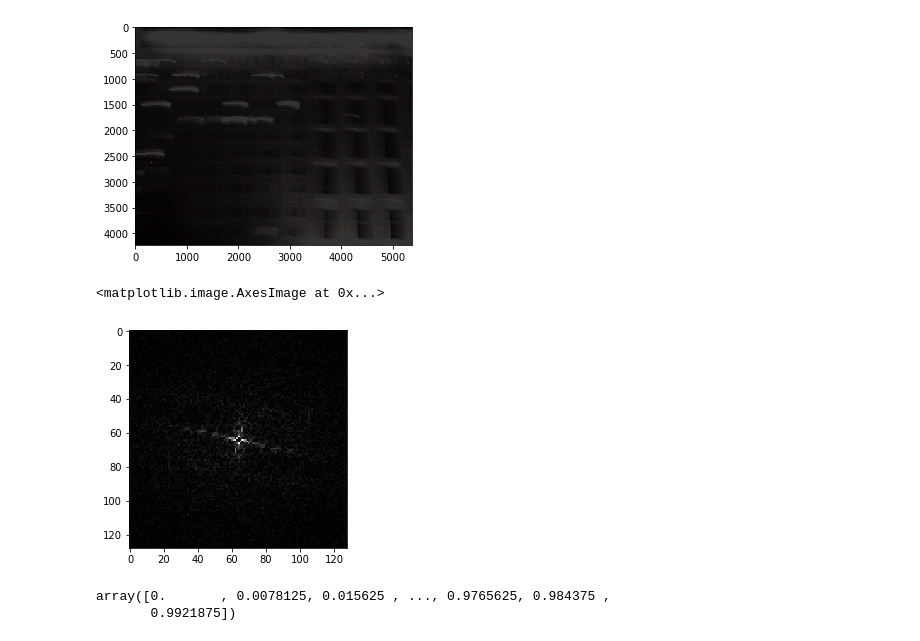
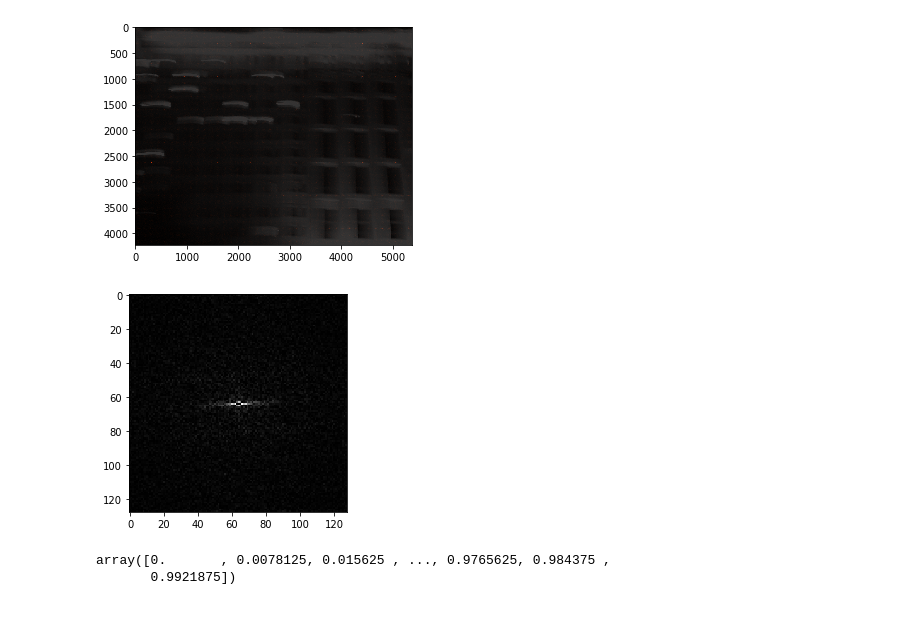
Before and after one commit to lePossum/Diploma, a Jupyter notebook: cur_work/Diploma_work.ipynb, the cells around one changed output. Drawn from its saved outputs; the diff is of its cells as text; code cells hidden in the pictures.

```diff
--- a/cur_work/Diploma_work.ipynb
+++ b/cur_work/Diploma_work.ipynb
@@ -235,7 +253,7 @@ class MySGDClassifier(BaseEstimator, ClassifierMixin):
         return y_hat
 # %%
 work_dir = "../pict/"
-save_dir = "../res_30.11/"
+save_dir = "../res_02.12/"
 # filename = "mb0.jpg"
 filename = "mb1.jpg"
 
@@ -282,10 +300,11 @@ for batch_size in b_sizes:
         d.save(save_dir + filename[:-4] + "_" + str(c.batch_size) + '_' + str(c.step) + '_visualisation.png')
 # %%
 a = c.output[9, 8]
+a = c.output[8, 6]
 plt.imshow(a, cmap='gray')
+plt.imsave('local_cep1.png', a, cmap='gray')
 # %% [output]
-<matplotlib.image.AxesImage at 0x...>
-[figure, old version]
+[figure, new version]
 # %%
 train_X = np.ndarray((c.batch_size*c.batch_size, 2),dtype=float)
 train_y = np.array([0]*c.batch_size*c.batch_size, dtype=float)
```
Also changed, not shown: parts of 7 cells of this notebook, 14 other files.
